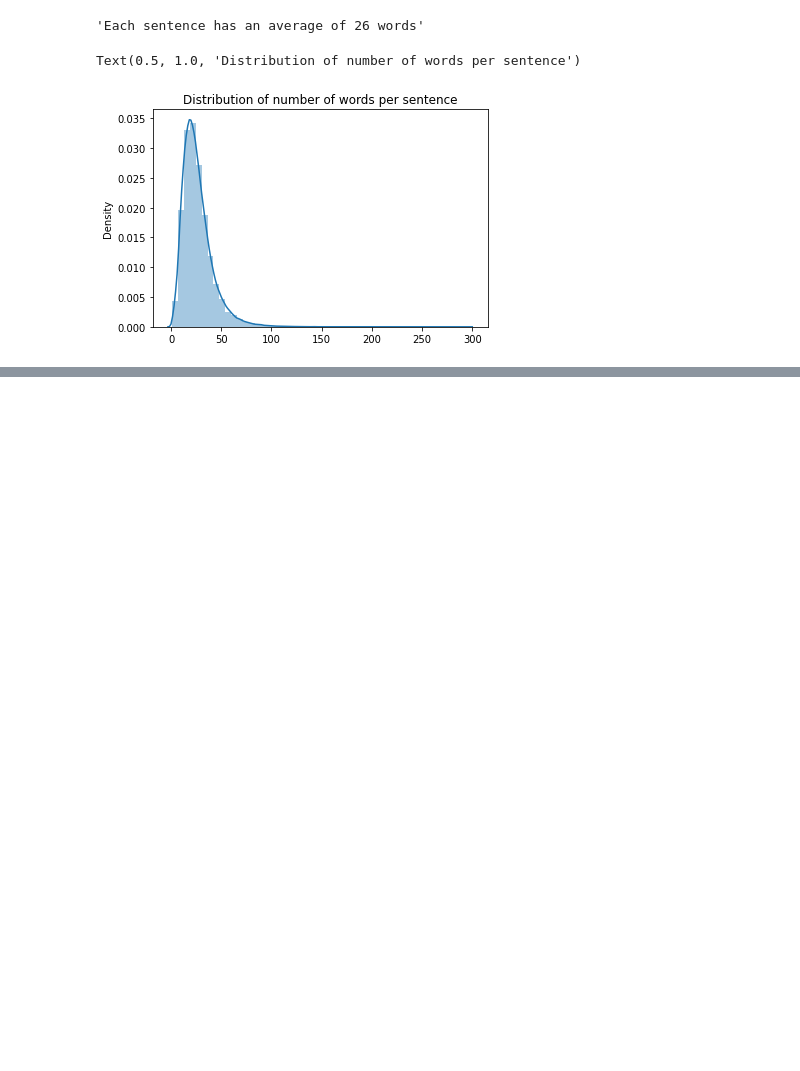
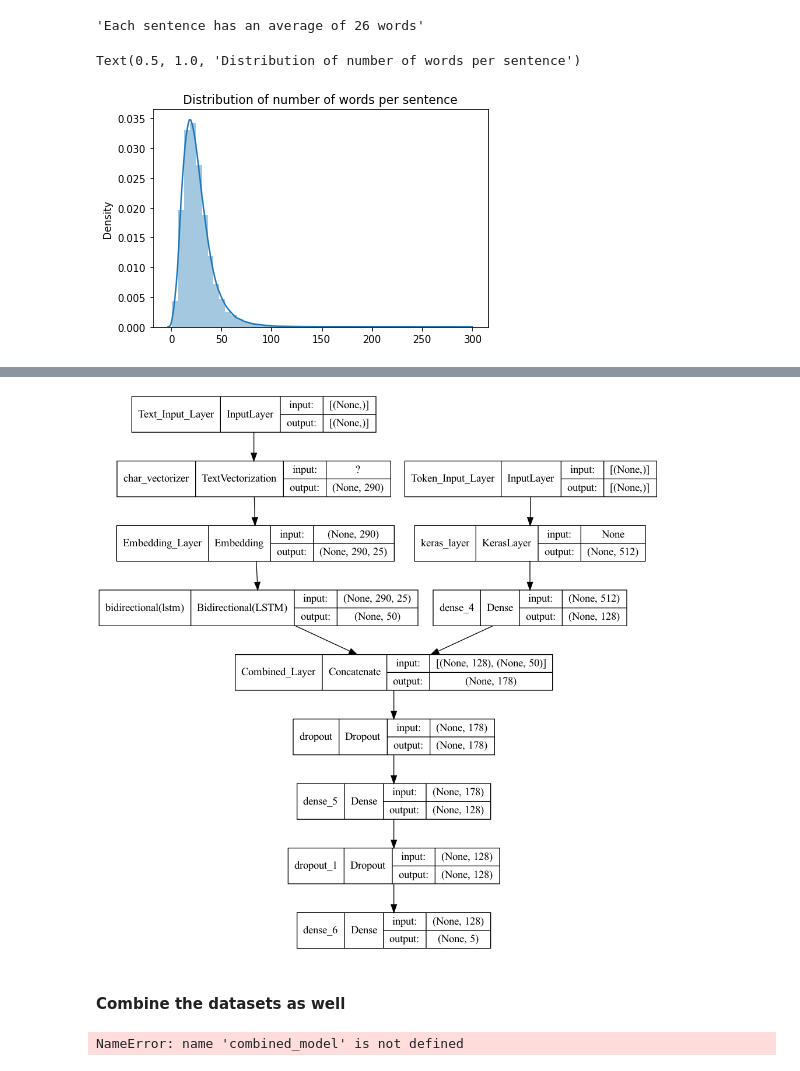
Before and after one commit to bhydemi/Document-Abstracted-Classifier-Project, a Jupyter notebook: Document_Abstract_AI_Classifier_Project.ipynb, the cells around one changed output, grey strips where cells are left out. Cells and saved outputs as stored; diff of their text form; code cells hidden in the pictures; blank space fills up the shorter version.

```diff
--- a/Document_Abstract_AI_Classifier_Project.ipynb
+++ b/Document_Abstract_AI_Classifier_Project.ipynb
@@ -218,0 +459,4 @@ Text(0.5, 1.0, 'Distribution of number of words per sentence')
+# %%
+import string
+all_alphabets = string.ascii_lowercase + string.digits + string.punctuation # All Alphabets
+len(all_alphabets)
@@ -218,0 +471,10 @@ Text(0.5, 1.0, 'Distribution of number of words per sentence')
+# %%
+NUM_CHAR_TOKENS = len(all_alphabets) + 2
+char_vectorizer = TextVectorization(max_tokens=NUM_CHAR_TOKENS, output_sequence_length=290, name='char_vectorizer')
+char_vectorizer.adapt(training_data['text_char_level'])
+char_vectorizer_embed = Embedding(input_dim=len(char_vectorizer.get_vocabulary()),
+                        output_dim=25, #As requested in the paper
+                        mask_zero=True,
+                        name='Embedding_Layer')
+
+char_vectorizer(training_data['text_char_level'])
@@ -218,0 +531,24 @@ Text(0.5, 1.0, 'Distribution of number of words per sentence')
+# %%
+#Token Embedding
+token_inputs=  tf.keras.layers.Input(shape=[], dtype=tf.string, name='Token_Input_Layer')
+token_embeddings = Use_embed_V3(token_inputs)
+token_outputs = tf.keras.layers.Dense(128, activation='relu')(token_embeddings)
+token_model = tf.keras.Model(inputs=token_inputs, outputs=token_outputs)
+
+#Text Embedding
+text_inputs=  tf.keras.layers.Input(shape=[], dtype=tf.string, name='Text_Input_Layer')
+text_vectors = char_vectorizer(text_inputs)
+text_embeddings = char_vectorizer_embed(text_vectors)
+text_outputs = tf.keras.layers.Bidirectional(tf.keras.layers.LSTM(25))(text_embeddings)
+text_model = tf.keras.Model(inputs=text_inputs, outputs=text_outputs)
+
+#Concatenate Text & Tokens layer
+concat_text_token = tf.keras.layers.Concatenate(name='Combined_Layer')([token_model.output, text_model.output])
+
+combined_dropout = tf.keras.layers.Dropout(0.5)(concat_text_token)
+combined_dense = tf.keras.layers.Dense(128, activation='relu')(combined_dropout)
+final_dropout = tf.keras.layers.Dropout(0.5)(combined_dense)
+output_layer = tf.keras.layers.Dense(5, activation='softmax')(final_dropout)
+combined_model = tf.keras.Model(inputs=[token_model.input, text_model.input],
+                                outputs=output_layer,
+                                name='combine_model')
@@ -218,0 +575,4 @@ Text(0.5, 1.0, 'Distribution of number of words per sentence')
+# %%
+plot_model(combined_model, show_shapes=True)
+# %% [output]
+[figure, added]
@@ -218,0 +583,2 @@ Text(0.5, 1.0, 'Distribution of number of words per sentence')
+# %% [markdown]
+#### Combine the datasets as well
@@ -218,0 +598,4 @@ Text(0.5, 1.0, 'Distribution of number of words per sentence')
+# %%
+combined_model.fit(tf_dataset_combined,steps_per_epoch=len(tf_dataset_combined)* 0.15, validation_data=tf_valid_combined, validation_steps= len(tf_valid_combined) * 0.15, epochs= 3  )
+# %% [output]
+NameError: name 'combined_model' is not defined
```
Also changed, not shown: parts of 72 cells of this notebook.
